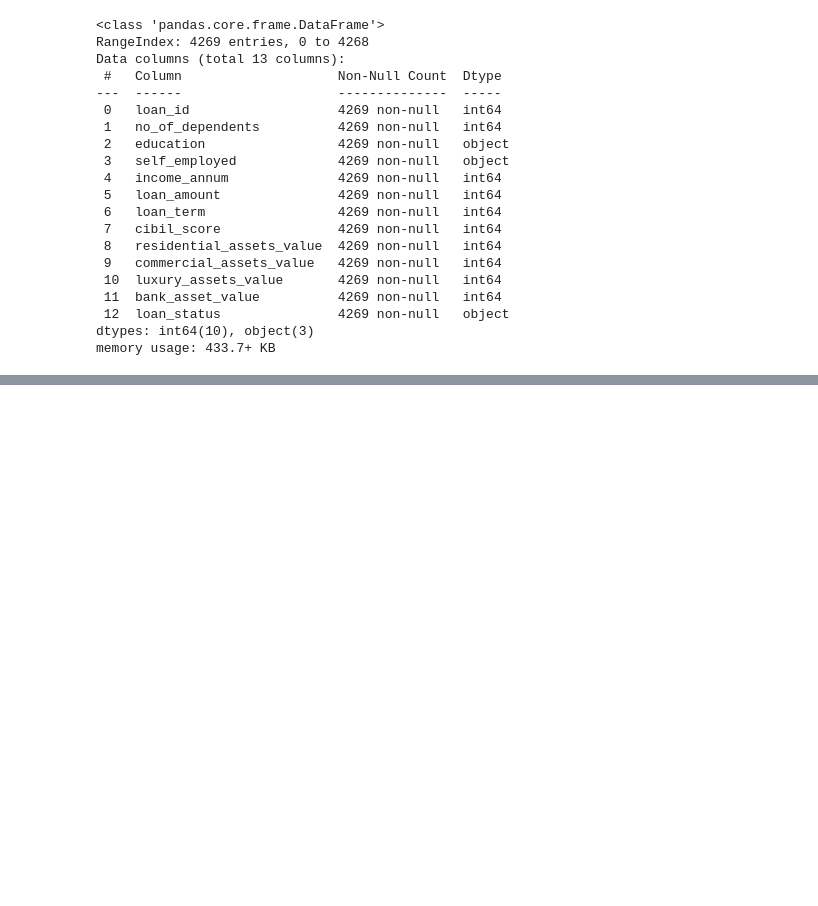
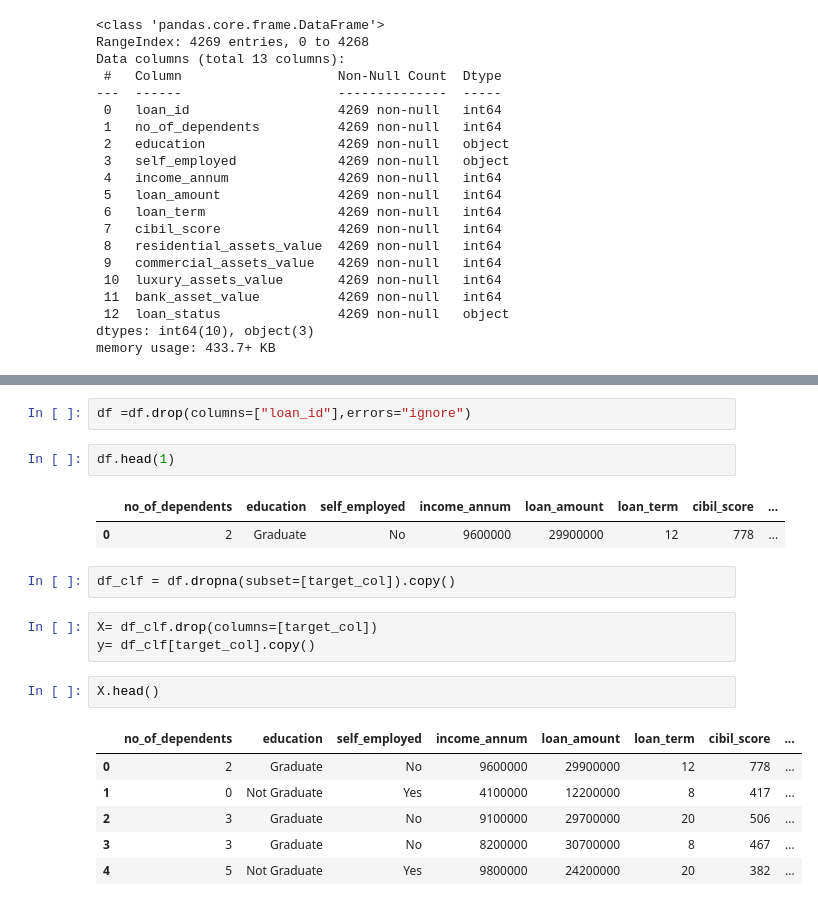
Before and after one commit to dineshtyagi1511/LOAN_APPROVAL_PREDICTION, a Jupyter notebook: analyze.ipynb, the cells around one changed output, grey strips where cells are left out. Cells and saved outputs as stored; diff of their text form; blank space fills up the shorter version.

```diff
--- a/analyze.ipynb
+++ b/analyze.ipynb
@@ -100,0 +116,21 @@ df.describe(include="all")
+# %%
+df =df.drop(columns=["loan_id"],errors="ignore")
+# %%
+df.head(1)
+# %% [output]
+|  | no_of_dependents | education | self_employed | income_annum | loan_amount | loan_term | cibil_score | ... |
+| 0 | 2 | Graduate | No | 9600000 | 29900000 | 12 | 778 | ... |
+# %%
+df_clf = df.dropna(subset=[target_col]).copy()
+# %%
+X= df_clf.drop(columns=[target_col])
+y= df_clf[target_col].copy()
+# %%
+X.head()
+# %% [output]
+|  | no_of_dependents | education | self_employed | income_annum | loan_amount | loan_term | cibil_score | ... |
+| 0 | 2 | Graduate | No | 9600000 | 29900000 | 12 | 778 | ... |
+| 1 | 0 | Not Graduate | Yes | 4100000 | 12200000 | 8 | 417 | ... |
+| 2 | 3 | Graduate | No | 9100000 | 29700000 | 20 | 506 | ... |
+| 3 | 3 | Graduate | No | 8200000 | 30700000 | 8 | 467 | ... |
+| 4 | 5 | Not Graduate | Yes | 9800000 | 24200000 | 20 | 382 | ... |
```
Also changed, not shown: parts of 60 cells of this notebook, 3 other files.
